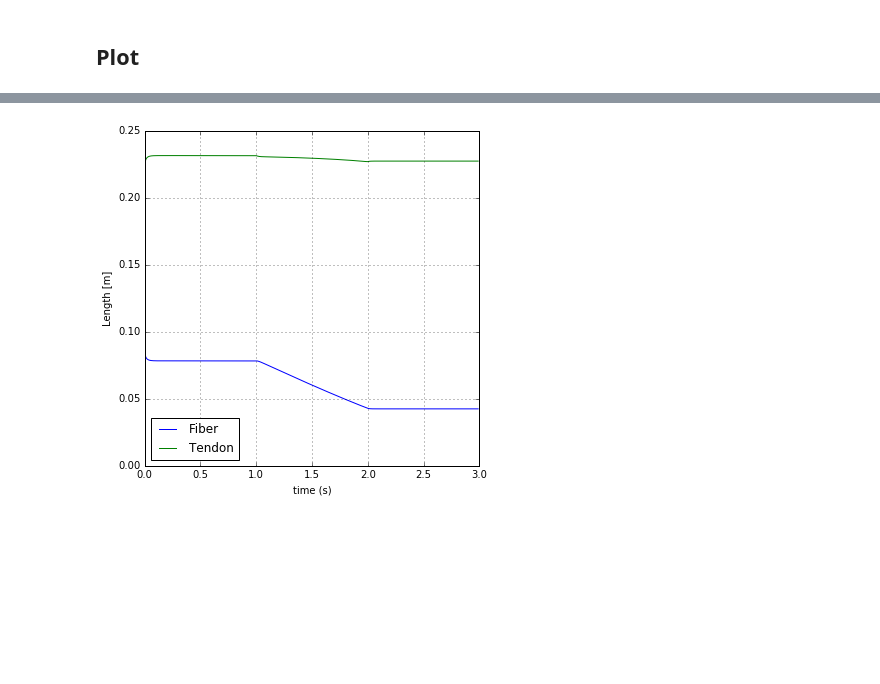
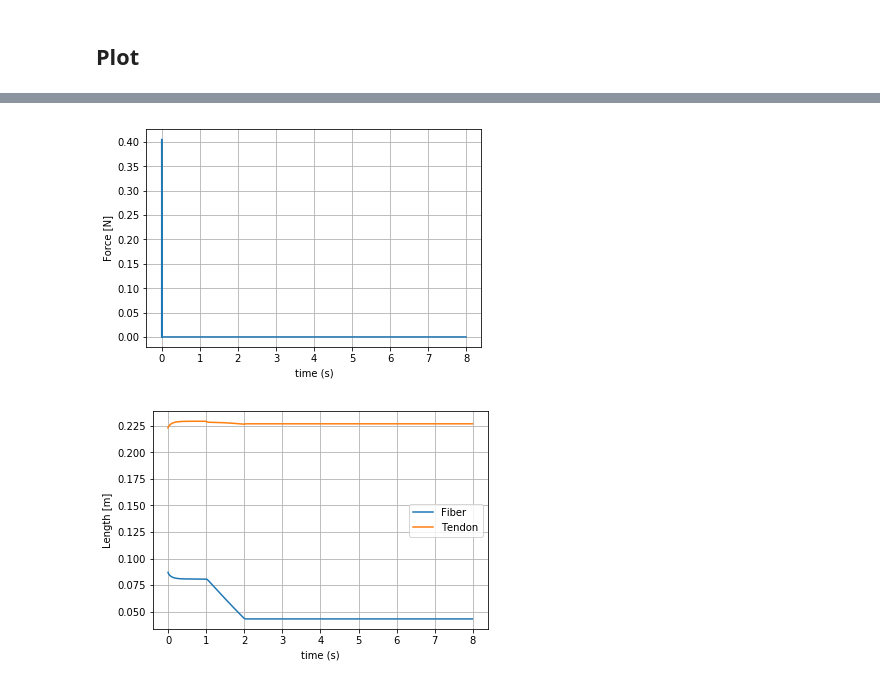
Before and after one commit to regifukuchi/bmc-1, a Jupyter notebook: courses/modsim2018/renatowatanabe/Lecture9_MotorControl-Copy1.ipynb, the cells around one changed output, grey strips where cells are left out. Cells and saved outputs as stored; diff of their text form; code cells hidden in the pictures; blank space fills up the shorter version.

```diff
--- a/courses/modsim2018/renatowatanabe/Lecture9_MotorControl-Copy1.ipynb
+++ b/courses/modsim2018/renatowatanabe/Lecture9_MotorControl-Copy1.ipynb
@@ -27,8 +27,10 @@ Fmax = 3000
 ### Initial conditions
 # %%
 LceNorm = .087/Lce_o
+Lm = .31
+Act = 0
 t0 = 0
-tf = 2.99
+tf = 7.99
 h = 1e-3
 # %%
 t = np.arange(t0,tf,h)
@@ -145,11 +200,23 @@ plt.ylabel('Force [N]')
+# %%
+
+plt.figure()
+
+plt.plot(t,Fkpe)
+
+plt.grid()
+plt.xlabel('time (s)')
+plt.ylabel('Force [N]')
+plt.show()
+# %% [output]
+[figure, added]
 # %%
-fig, ax = plt.subplots(1, 1, figsize=(6,6), sharex=True)
-
-ax.plot(t,fiberLength, label = 'Fiber')
-ax.plot(t, tendonLength, label = 'Tendon')
+plt.figure()
+plt.plot(t,fiberLength, label = 'Fiber')
+plt.plot(t, tendonLength, label = 'Tendon')
 plt.grid()
 plt.legend(loc = 'best')
 plt.xlabel('time (s)')
 plt.ylabel('Length [m]');
+plt.show()
 # %% [output]
-[figure, old version]
+[figure, new version]
```
Also changed, not shown: parts of 14 cells of this notebook, 3 other files.
